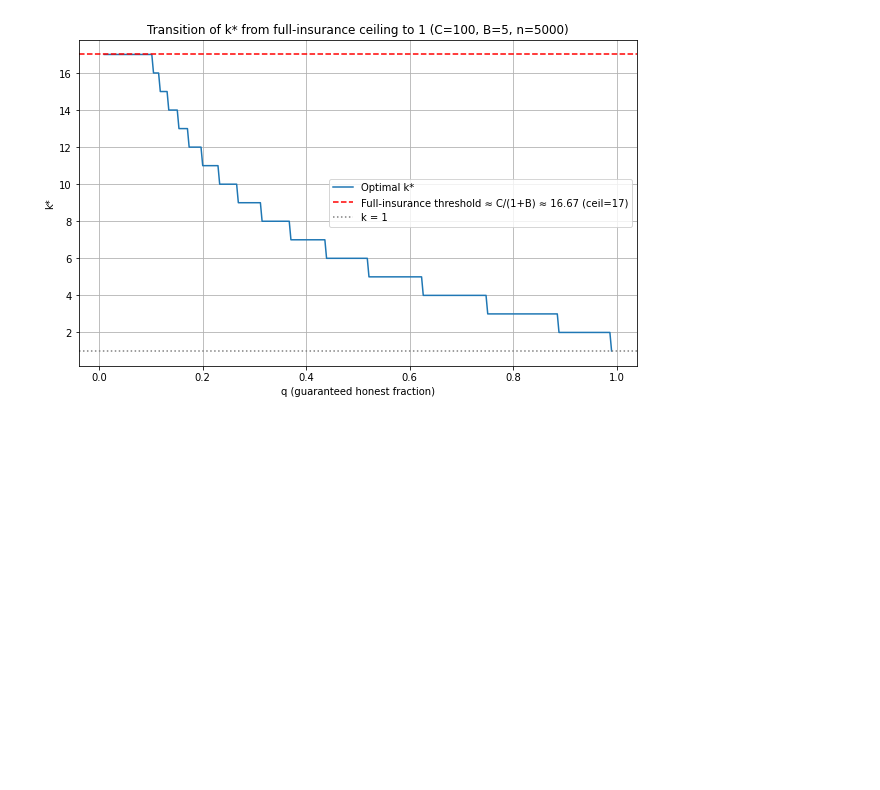
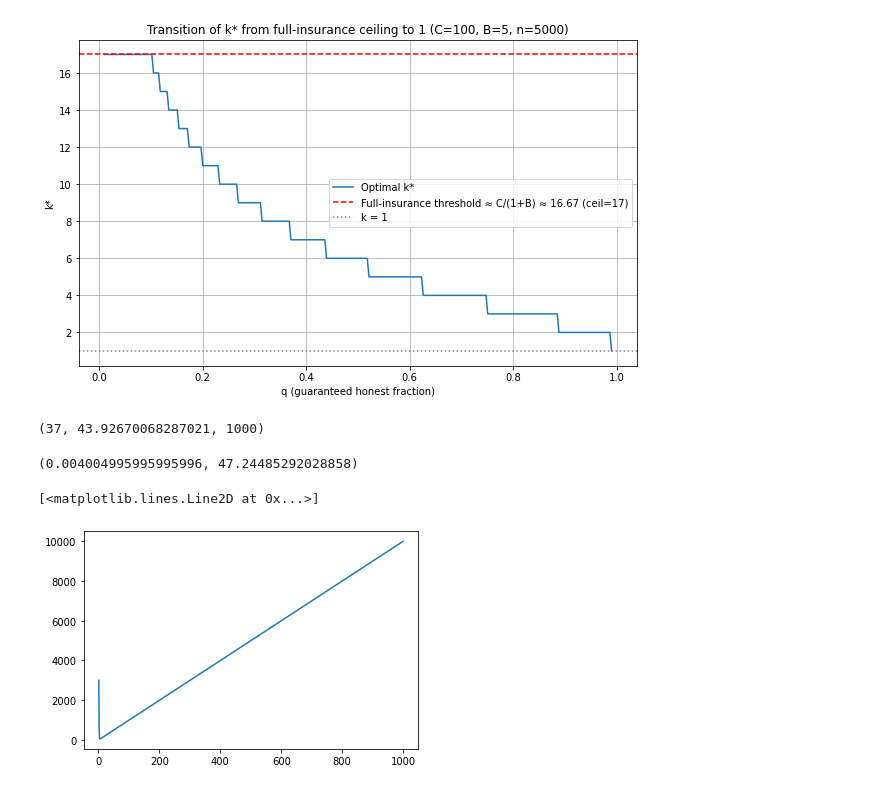
Before and after one commit to michaelneuder/continued-participation, a Jupyter notebook: copar-2.ipynb, the cells around one changed output. Cells and saved outputs as stored; diff of their text form; code cells hidden in the pictures; blank space fills up the shorter version.

```diff
--- a/copar-2.ipynb
+++ b/copar-2.ipynb
@@ -236,0 +239,42 @@ plt.show()
+# %%
+def expected_cost_ss(k, m, n, C, B):
+    p0 = math.comb(n - m, k) / math.comb(n, k)
+    risk_term = p0 * max(C - k * (B + 1), 0)  # attacker shirks only if profitable
+    return k + risk_term
+
+def expected_cost_lot(p, m, n, C):
+    one_minus_p = 1 - p
+    term1 = one_minus_p**m * C
+    term2 = (1 - one_minus_p**m) * (n * p) / (1 - one_minus_p**n)
+    return term1 + term2
+# %%
+C = 3000
+B = 2
+
+k_max = int(np.ceil(C / (B + 1)))
+k_range = np.arange(1, k_max + 1)
+p_grid = np.linspace(1e-6, 1 - 1e-6, 1000)
+
+m = 1500
+n = 10000
+q = m/n
+# %%
+costs = [expected_cost_ss(k, m, n, C, B) for k in k_range]
+idx = int(np.argmin(costs))
+opt_costs = costs[idx]
+idx, opt_costs, k_max
+# %% [output]
+(37, 43.92670068287021, 1000)
+# %%
+costs = expected_cost_lot(p_grid, m, n, C)
+min_idx = int(np.argmin(costs))
+p_star = p_grid[min_idx]
+Cp_star = costs[min_idx]
+p_star, Cp_star
+# %% [output]
+(0.004004995995995996, 47.24485292028858)
+# %%
+plt.plot(k_range, costs)
+# %% [output]
+[<matplotlib.lines.Line2D at 0x...>]
+[figure, added]
```
Also changed, not shown: parts of 1 cell of this notebook.
